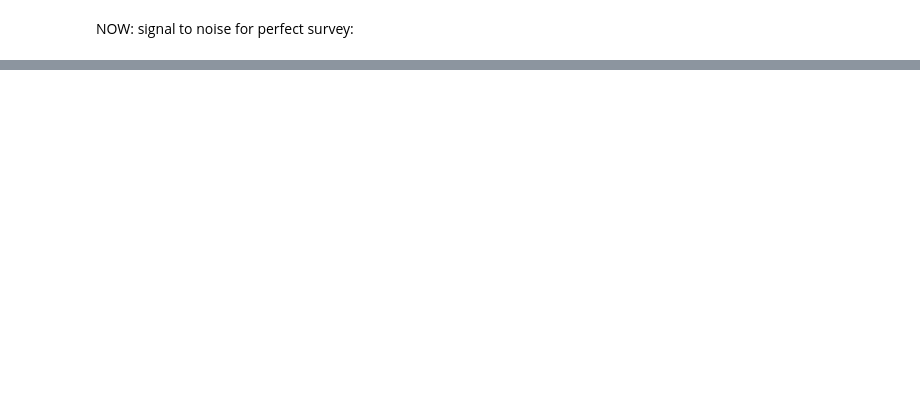
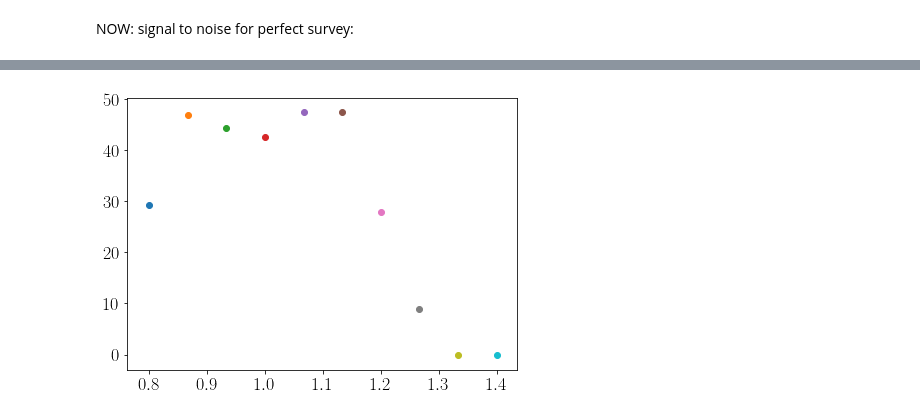
Before and after one commit to amadeuswi/MagBias, a Jupyter notebook: S2N.ipynb, the cells around one changed output, grey strips where cells are left out. Saved outputs shown, nothing was run; the diff lists cells and outputs as text; code cells hidden in the pictures; blank space fills up the shorter version.

```diff
--- a/S2N.ipynb
+++ b/S2N.ipynb
@@ -254,3 +408,12 @@ print zf, dzf, zb, dzb
+# %%
+ztab = np.linspace(zfs[0], zfs[1])
+
+fig = P.figure(); ax = fig.add_subplot(111);
+for zi in range(len(zfs)):
+    zz = zfs[zi]
+    ax.scatter(zz,S2N_p_tab[zi][1])
+# %% [output]
+[figure, added]
 # %%
 fig = P.figure(); ax1 = fig.add_subplot(211);
 ax2 = fig.add_subplot(212, sharex = ax1);
```
Also changed, not shown: parts of 17 cells of this notebook.
